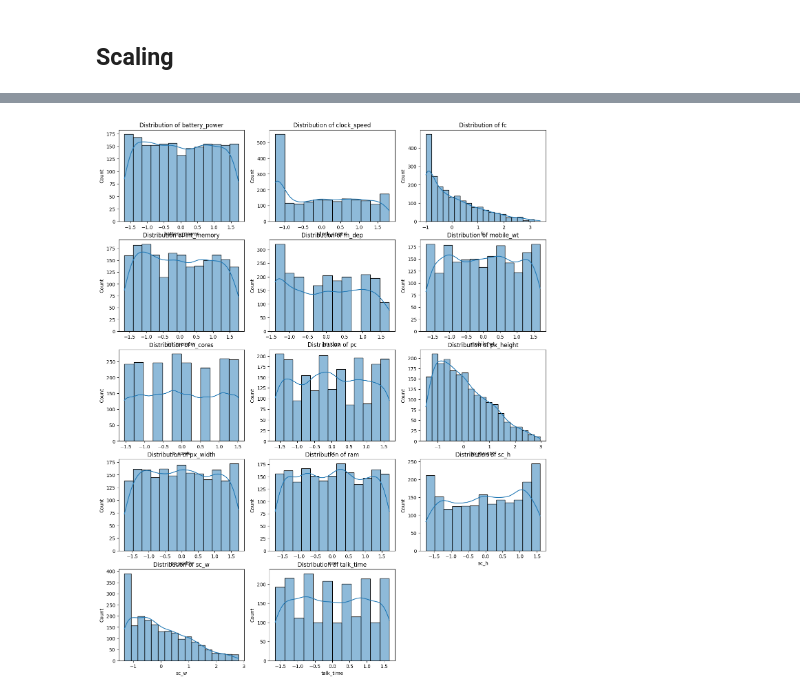
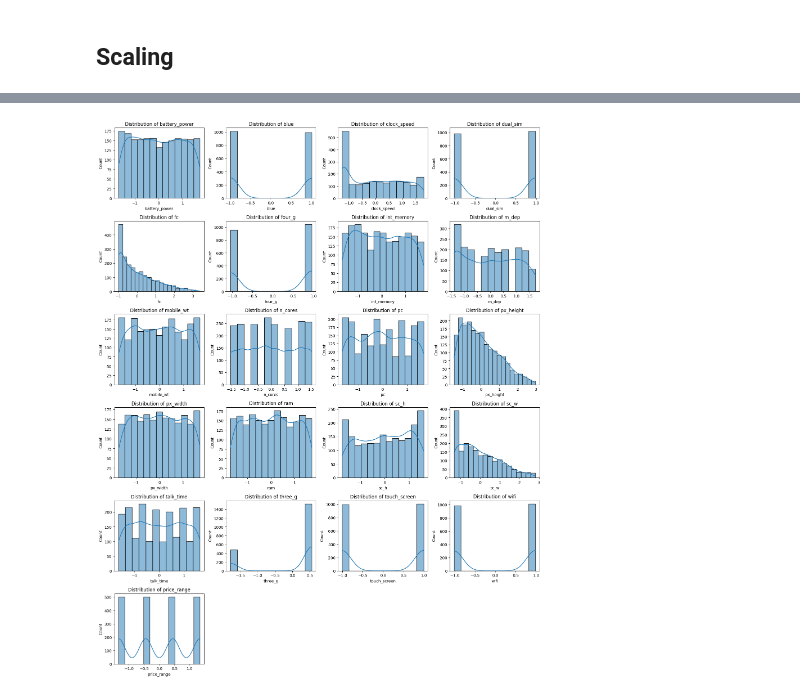
Before and after one commit to Emir515/Business-Intelligence-Assignment-2, a Jupyter notebook: BusinessIntelligence.ipynb, the cells around one changed output, grey strips where cells are left out. Cells and saved outputs as stored; diff of their text form; code cells hidden in the pictures.

```diff
--- a/BusinessIntelligence.ipynb
+++ b/BusinessIntelligence.ipynb
@@ -90,8 +99,8 @@ numerical_features = [
 # %%
 plt.figure(figsize=(16, 20))
 
-for i, column in enumerate(numerical_features, start=1):
-    plt.subplot(5, 3, i)
+for i, column in enumerate(df, start=1):
+    plt.subplot(6, 4, i)
     sns.histplot(df[column], kde=True)
     plt.title(f"Distribution of {column}")
 plt.tight_layout()
@@ -101,5 +110,2 @@ plt.show()
 # %% [markdown]
 ## Scaling
-# %%
-scaler = StandardScaler()
-df[numerical_features] = scaler.fit_transform(df[numerical_features])
@@ -107,0 +112,5 @@ scaled_df = pd.DataFrame(df, columns=numerical_features)
+# %%
+from sklearn.preprocessing import StandardScaler
+
+scaler = StandardScaler()
+scaled_df = pd.DataFrame(scaler.fit(df).transform(df), columns=df.columns)
@@ -108,10 +127,12 @@ scaled_df = pd.DataFrame(df, columns=numerical_features)
 # %%
 plt.figure(figsize=(16, 20))
 
 for i, column in enumerate(scaled_df, start=1):
-    plt.subplot(5, 3, i)
+    plt.subplot(6, 4, i)
     sns.histplot(scaled_df[column], kde=True)
     plt.title(f"Distribution of {column}")
+plt.tight_layout()
+plt.show()
 # %% [output]
-[figure, old version]
+[figure, new version]
 # %%
```
Also changed, not shown: parts of 12 cells of this notebook.
